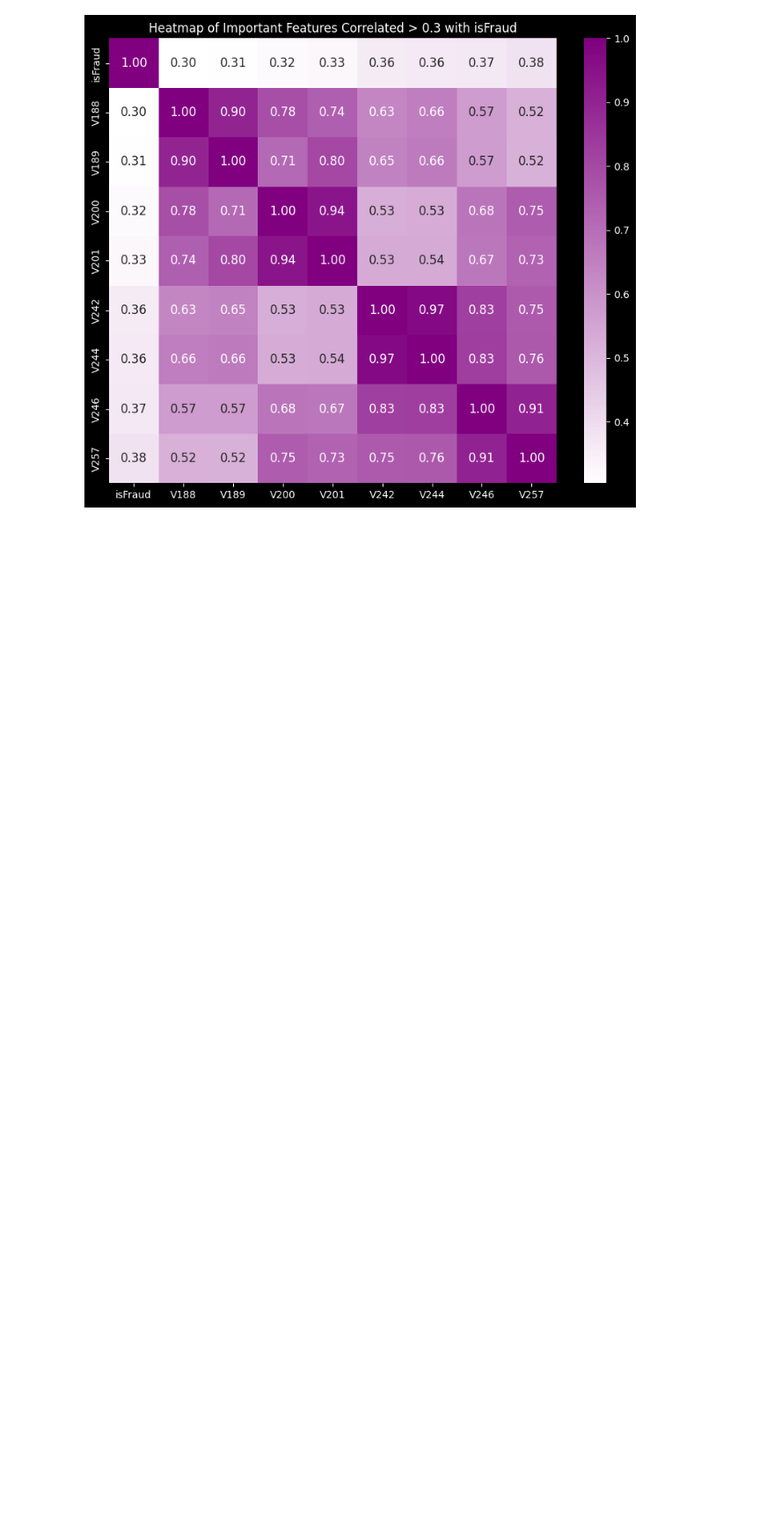
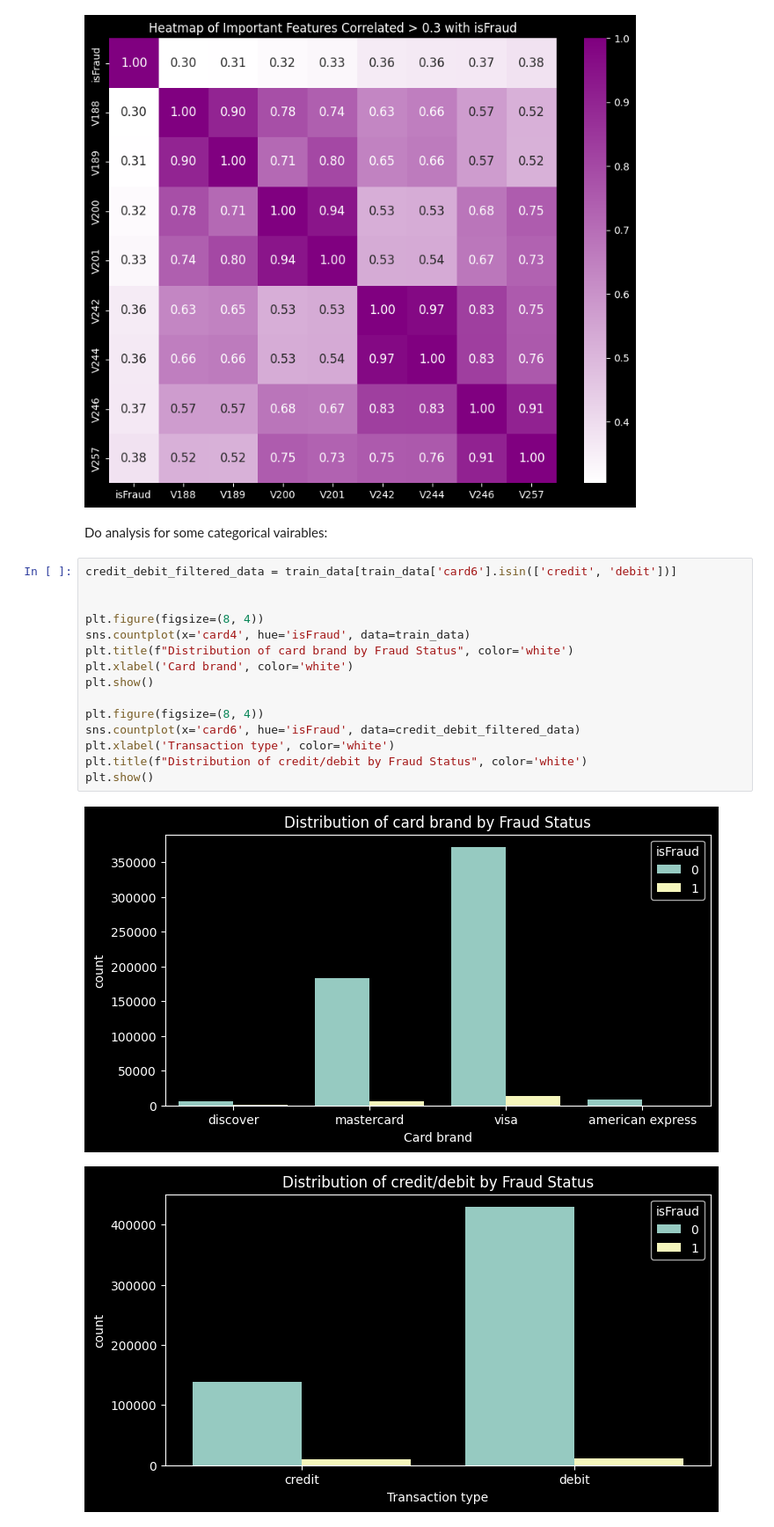
Before and after one commit to EJO72/RiskGuard, a Jupyter notebook: ModelNotebook.ipynb, the cells around one changed output. Shown at 88% size. Saved outputs shown, nothing was run; the diff lists cells and outputs as text; blank space fills up the shorter version.

Commit message:
Added analysis for categorical variables

```diff
--- a/ModelNotebook.ipynb
+++ b/ModelNotebook.ipynb
@@ -111,3 +111,23 @@ plt.show()
 # %% [output]
 [figure]
 [figure]
+# %% [markdown]
+Do analysis for some categorical vairables:
+# %%
+credit_debit_filtered_data = train_data[train_data['card6'].isin(['credit', 'debit'])]
+
+
+plt.figure(figsize=(8, 4))
+sns.countplot(x='card4', hue='isFraud', data=train_data)
+plt.title(f"Distribution of card brand by Fraud Status", color='white')
+plt.xlabel('Card brand', color='white')
+plt.show()
+
+plt.figure(figsize=(8, 4))
+sns.countplot(x='card6', hue='isFraud', data=credit_debit_filtered_data)
+plt.xlabel('Transaction type', color='white')
+plt.title(f"Distribution of credit/debit by Fraud Status", color='white')
+plt.show()
+# %% [output]
+[figure, added]
+[figure, added]
```
